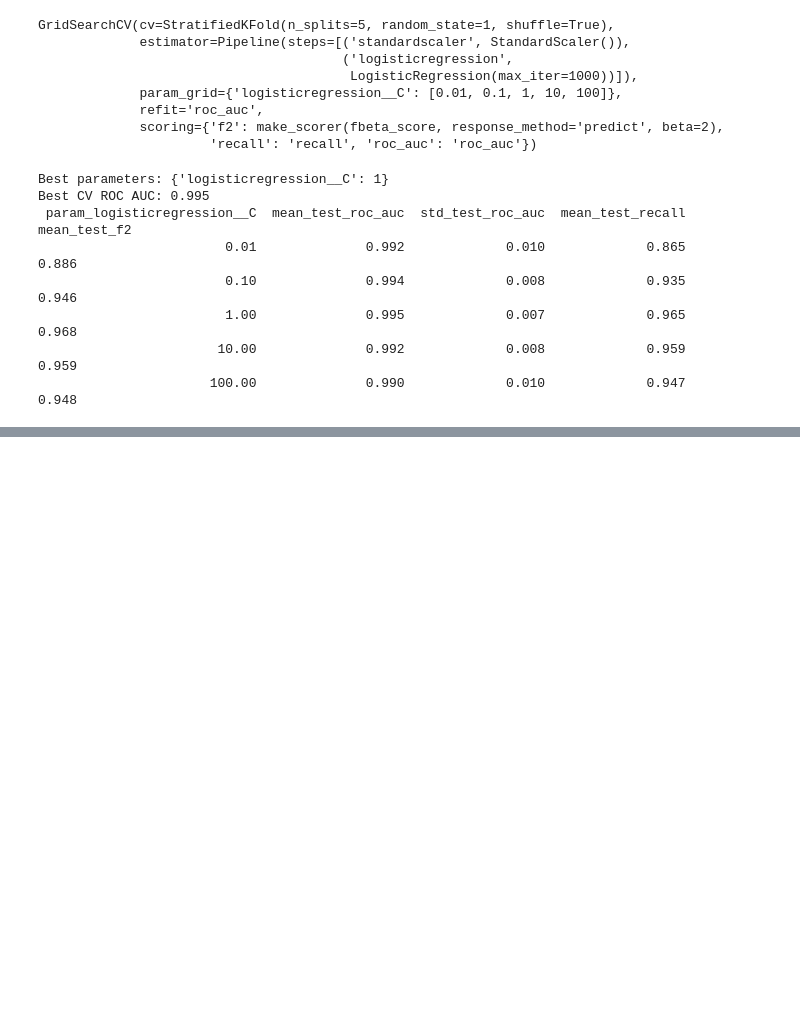
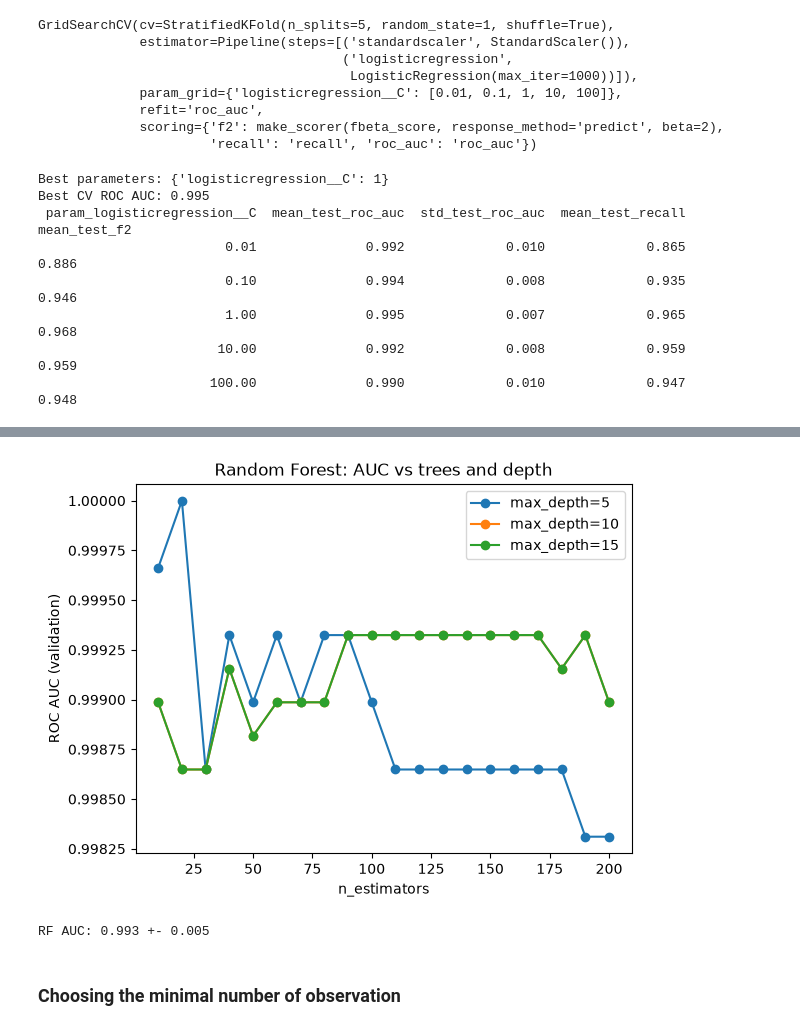
Before and after one commit to nexena93/midterm_project, a Jupyter notebook: notebook.ipynb, the cells around one changed output, grey strips where cells are left out. Saved outputs shown, nothing was run; the diff lists cells and outputs as text; code cells hidden in the pictures; blank space fills up the shorter version.

```diff
--- a/notebook.ipynb
+++ b/notebook.ipynb
@@ -447,0 +468,15 @@ weighted avg      0.974     0.974     0.974       114
+# %%
+scores = []
+
+for d in [5, 10, 15]:
+    for n in range(10, 201, 10):
+        rf = RandomForestClassifier(n_estimators=n, max_depth=d, random_state=1)
+        rf.fit(X_train_scaled, y_train)
+
+        y_pred_val_rf = rf.predict_proba(X_val_scaled)[:, 1]
+        auc = roc_auc_score(y_val, y_pred_val_rf)
+
+        scores.append((d, n, auc))
+# %%
+df_scores = pd.DataFrame(scores, columns=["max_depth", "n_estimators", "auc"])
+print(df_scores.pivot(index="n_estimators", columns="max_depth", values="auc").round(4))
@@ -447,0 +501,11 @@ weighted avg      0.974     0.974     0.974       114
+# %%
+for d, group in df_scores.groupby("max_depth"):
+    plt.plot(group.n_estimators, group.auc, marker="o", label=f"max_depth={d}")
+
+plt.xlabel("n_estimators")
+plt.ylabel("ROC AUC (validation)")
+plt.title("Random Forest: AUC vs trees and depth")
+plt.legend()
+plt.show()
+# %% [output]
+[figure, added]
@@ -447,0 +514,8 @@ weighted avg      0.974     0.974     0.974       114
+# %%
+rf = RandomForestClassifier(n_estimators=100, max_depth=10, random_state=1)
+scores_rf = cross_val_score(rf, X_full_train_scaled, y_full_train, cv=kfold, scoring="roc_auc")
+print(f"RF AUC: {scores_rf.mean():.3f} +- {scores_rf.std():.3f}")
+# %% [output]
+RF AUC: 0.993 +- 0.005
+# %% [markdown]
+### Choosing the minimal number of observation
```
Also changed, not shown: parts of 24 cells of this notebook, 6 other files.
